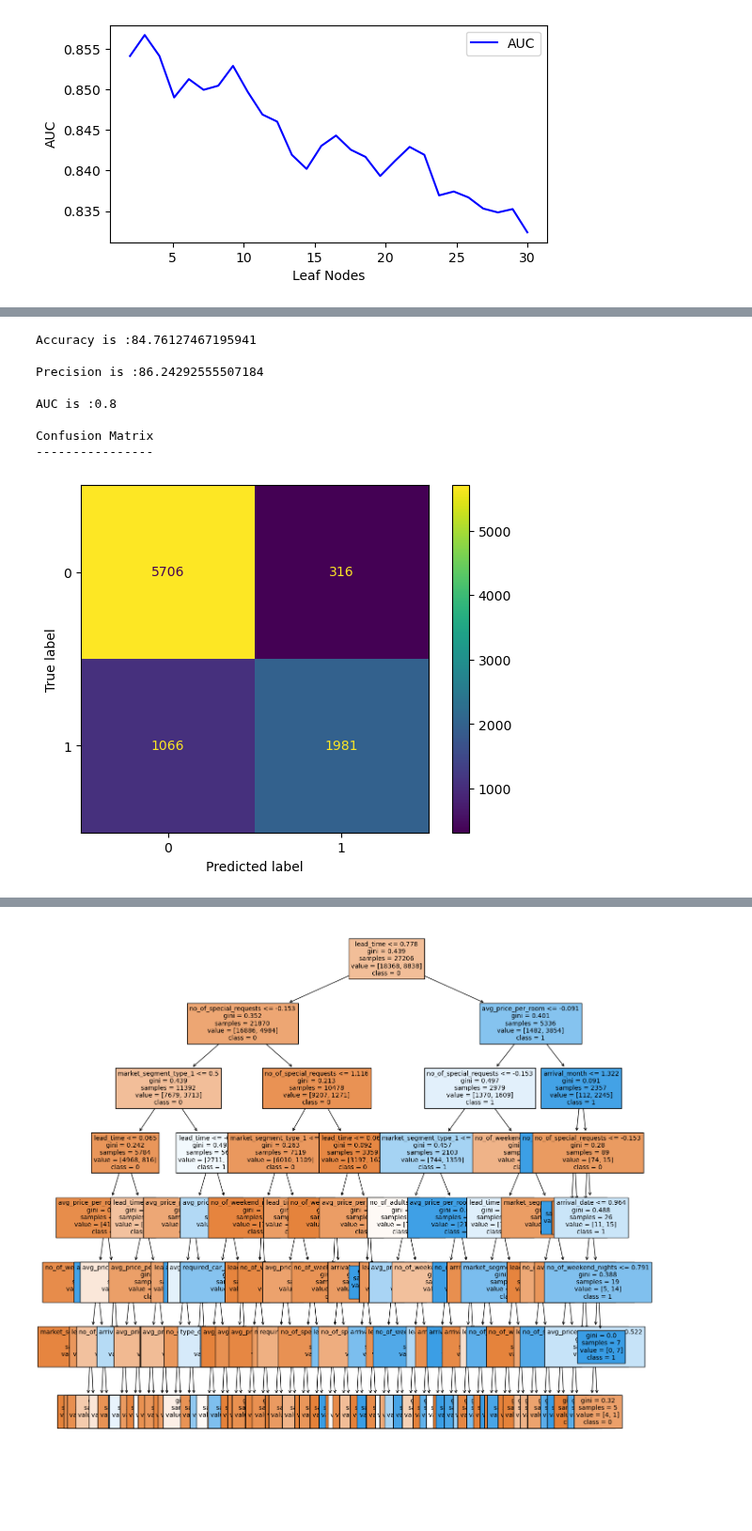
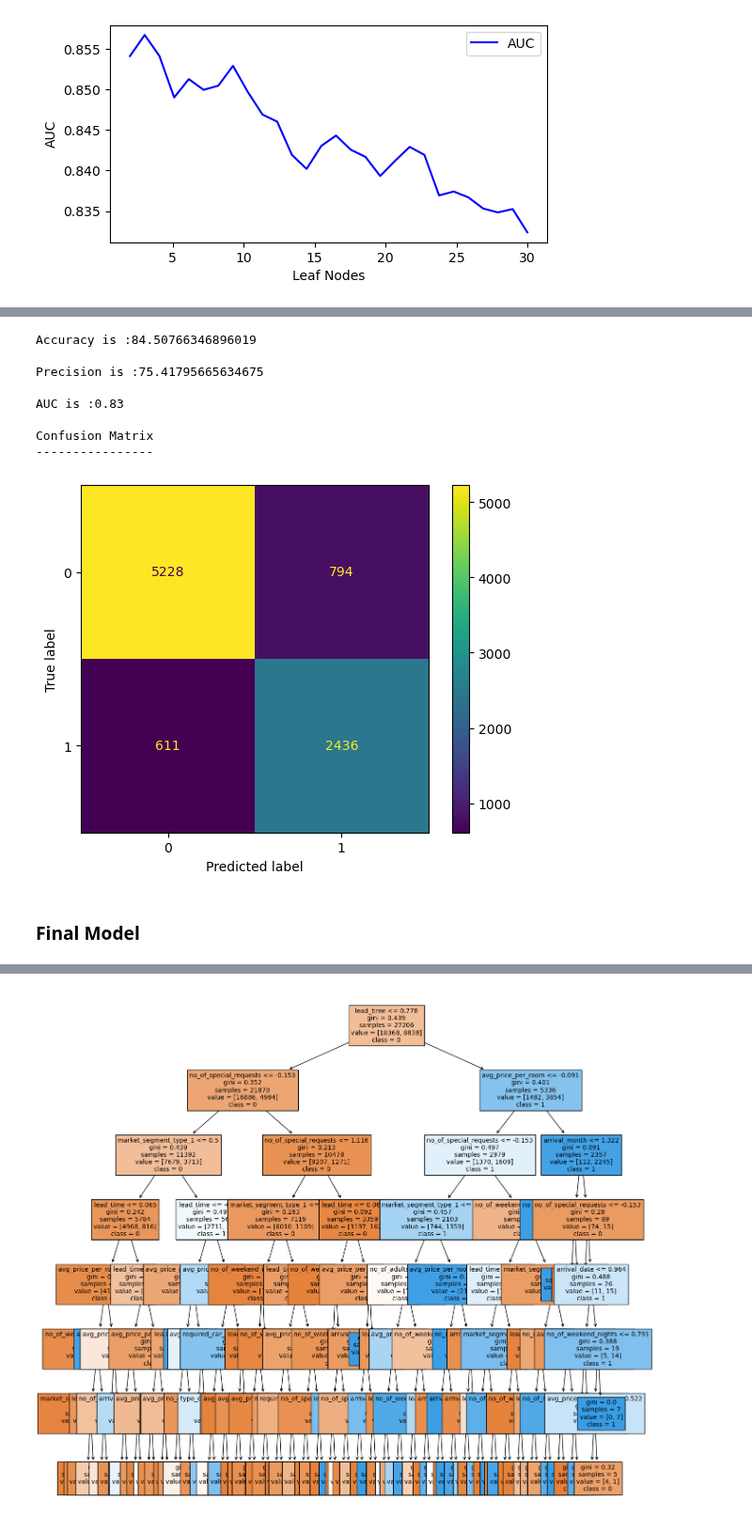
Before and after one commit to scarlettvalentin/hotel_reservations_project, a Jupyter notebook: notebook.ipynb, the cells around one changed output, grey strips where cells are left out. Shown at 94% size. Cells and saved outputs as stored; diff of their text form; code cells hidden in the pictures; blank space fills up the shorter version.

```diff
--- a/notebook.ipynb
+++ b/notebook.ipynb
@@ -589,43 +594,51 @@ plt.show()
 # %%
+# DELETE
+
+from imblearn.over_sampling import SMOTE
+smote = SMOTE()
+X_train_resampled, y_train_resampled = smote.fit_resample(X_train_transformed, y_train)
+
 # Instantiate DecisionTreeClassifier
 classifier = DecisionTreeClassifier(max_depth=7, min_samples_split=4, random_state=28)
 
 # Fit the model to training data
-classifier.fit(X_train_transformed, y_train)
+classifier.fit(X_train_resampled, y_train_resampled)
 
 # Make predictions on the test data
 y_pred = classifier.predict(X_test_transformed)
 
 # Evaluate performance
 
 # Calculate accuracy
 acc = accuracy_score(y_test,y_pred) * 100
 print('Accuracy is :{0}'.format(acc))
 
 # Calculate precision
 prec = precision_score(y_test,y_pred) * 100
 print('\nPrecision is :{0}'.format(prec))
 
 # Check the AUC for predictions
 false_positive_rate, true_positive_rate, thresholds = roc_curve(y_test, y_pred)
 roc_auc = auc(false_positive_rate, true_positive_rate)
 print('\nAUC is :{0}'.format(round(roc_auc, 2)))
 
 # Create and print a confusion matrix
 print('\nConfusion Matrix')
 print('----------------')
 cm = confusion_matrix(y_test, y_pred)
 
 cm_disp = ConfusionMatrixDisplay(confusion_matrix=cm,
                                       display_labels=classifier.classes_)
 cm_disp.plot();
 # %% [output]
-Accuracy is :84.76127467195941
+Accuracy is :84.50766346896019
 
-Precision is :86.24292555507184
+Precision is :75.41795665634675
 
-AUC is :0.8
+AUC is :0.83
 
 Confusion Matrix
 ----------------
-[figure, old version]
+[figure, new version]
+# %% [markdown]
+### Final Model
```
Also changed, not shown: parts of 5 cells of this notebook.
